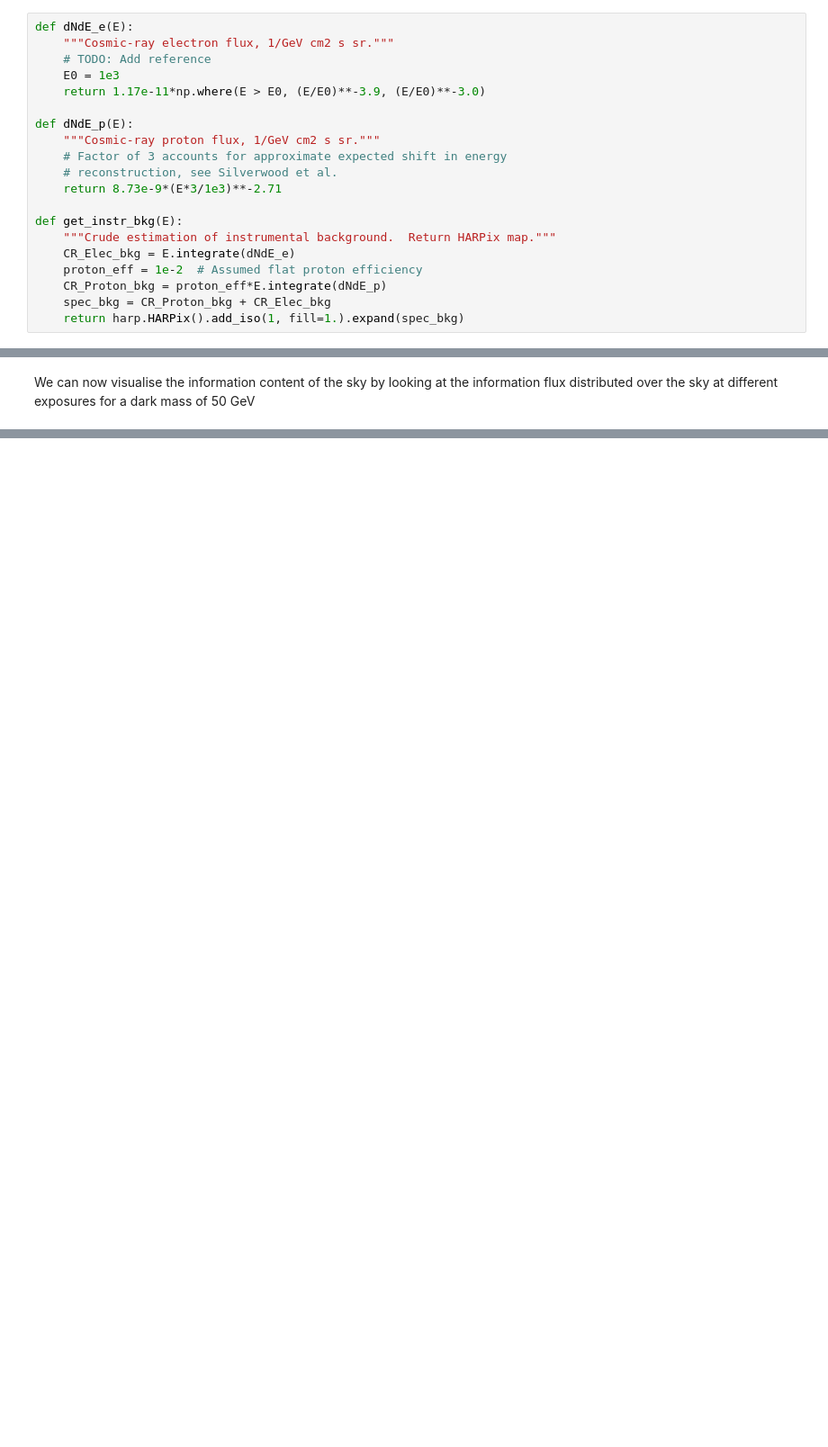
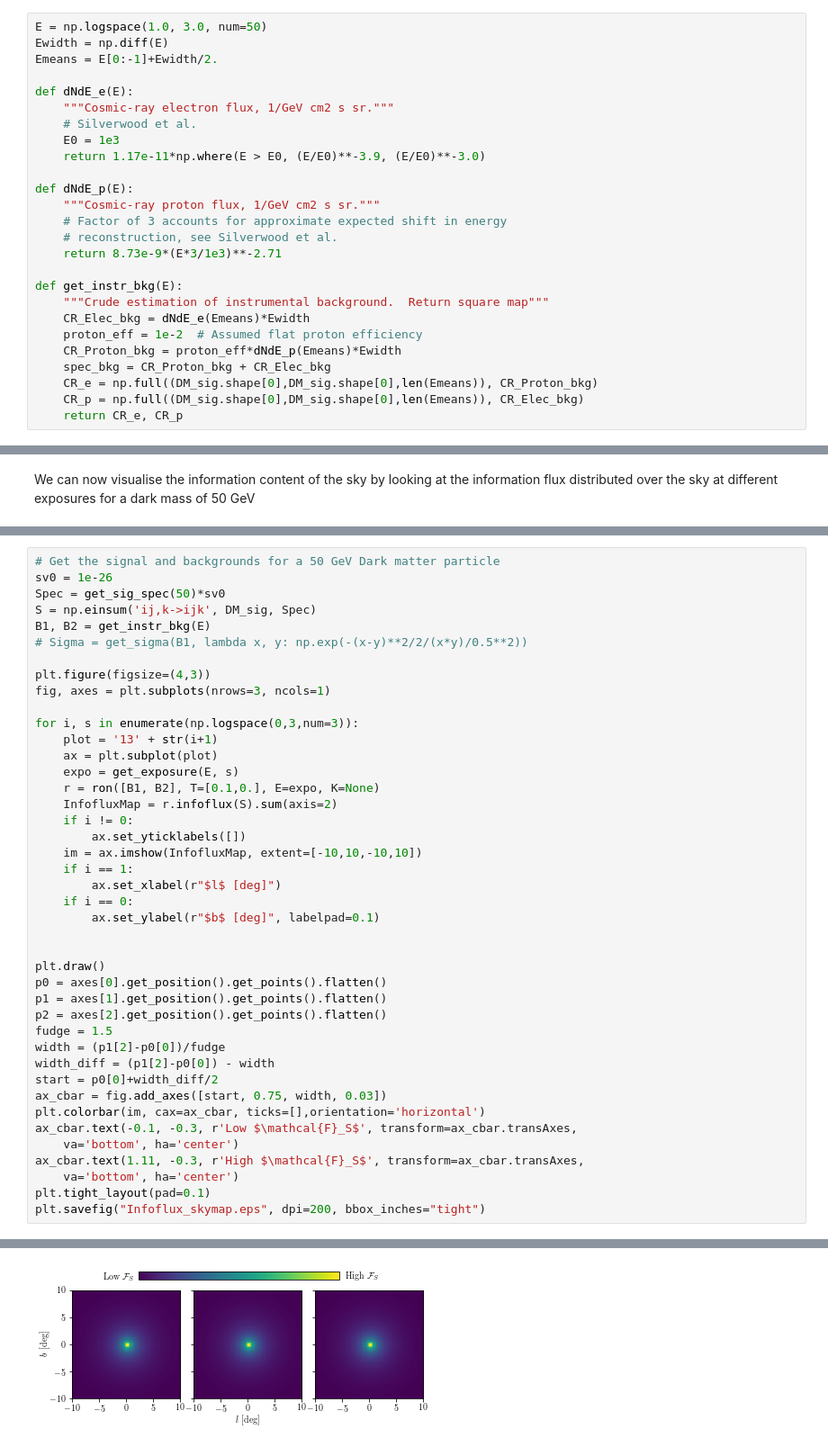
Before and after one commit to kreczko/swordfish, a Jupyter notebook: Examples/CTA.ipynb, the cells around one changed output, grey strips where cells are left out. Shown: that part at 90% size. Cells and saved outputs as stored; diff of their text form; blank space fills up the shorter version.

```diff
--- a/Examples/CTA.ipynb
+++ b/Examples/CTA.ipynb
@@ -62,9 +78,13 @@ def get_Jmap():
 # %% [markdown]
 We now want to describe the main backgrounds which come from cosmic ray electrons and protons. The spectra of the electon and proton backgrounds are described as a broken power law and power law respectively. We take the values from 1408.4131.
 # %%
+E = np.logspace(1.0, 3.0, num=50)
+Ewidth = np.diff(E)
+Emeans = E[0:-1]+Ewidth/2.
+
 def dNdE_e(E):
     """Cosmic-ray electron flux, 1/GeV cm2 s sr."""
-    # TODO: Add reference
+    # Silverwood et al.
     E0 = 1e3
     return 1.17e-11*np.where(E > E0, (E/E0)**-3.9, (E/E0)**-3.0)
 
@@ -75,12 +95,14 @@ def dNdE_p(E):
     return 8.73e-9*(E*3/1e3)**-2.71
 
 def get_instr_bkg(E):
-    """Crude estimation of instrumental background.  Return HARPix map."""
-    CR_Elec_bkg = E.integrate(dNdE_e)
+    """Crude estimation of instrumental background.  Return square map"""
+    CR_Elec_bkg = dNdE_e(Emeans)*Ewidth
     proton_eff = 1e-2  # Assumed flat proton efficiency
-    CR_Proton_bkg = proton_eff*E.integrate(dNdE_p)
+    CR_Proton_bkg = proton_eff*dNdE_p(Emeans)*Ewidth
     spec_bkg = CR_Proton_bkg + CR_Elec_bkg
-    return harp.HARPix().add_iso(1, fill=1.).expand(spec_bkg)
+    CR_e = np.full((DM_sig.shape[0],DM_sig.shape[0],len(Emeans)), CR_Proton_bkg)
+    CR_p = np.full((DM_sig.shape[0],DM_sig.shape[0],len(Emeans)), CR_Elec_bkg)
+    return CR_e, CR_p
 # %% [markdown]
 Finally we need to define the spectrum of the signal component for which we will use a basic analytic approximation as,
 
@@ -224,0 +211,43 @@ plt.show()
+# %%
+# Get the signal and backgrounds for a 50 GeV Dark matter particle
+sv0 = 1e-26
+Spec = get_sig_spec(50)*sv0
+S = np.einsum('ij,k->ijk', DM_sig, Spec)
+B1, B2 = get_instr_bkg(E)
+# Sigma = get_sigma(B1, lambda x, y: np.exp(-(x-y)**2/2/(x*y)/0.5**2))
+
+plt.figure(figsize=(4,3))
+fig, axes = plt.subplots(nrows=3, ncols=1)
+
+for i, s in enumerate(np.logspace(0,3,num=3)):
+    plot = '13' + str(i+1)
+    ax = plt.subplot(plot)
+    expo = get_exposure(E, s)
+    r = ron([B1, B2], T=[0.1,0.], E=expo, K=None)
+    InfofluxMap = r.infoflux(S).sum(axis=2)
+    if i != 0:
+        ax.set_yticklabels([])
+    im = ax.imshow(InfofluxMap, extent=[-10,10,-10,10])
+    if i == 1:
+        ax.set_xlabel(r"$l$ [deg]")
+    if i == 0:
+        ax.set_ylabel(r"$b$ [deg]", labelpad=0.1)
+
+
+plt.draw()
+p0 = axes[0].get_position().get_points().flatten()
+p1 = axes[1].get_position().get_points().flatten()
+p2 = axes[2].get_position().get_points().flatten()
+fudge = 1.5
+width = (p1[2]-p0[0])/fudge
+width_diff = (p1[2]-p0[0]) - width
+start = p0[0]+width_diff/2
+ax_cbar = fig.add_axes([start, 0.75, width, 0.03])
+plt.colorbar(im, cax=ax_cbar, ticks=[],orientation='horizontal')
+ax_cbar.text(-0.1, -0.3, r'Low $\mathcal{F}_S$', transform=ax_cbar.transAxes,
+    va='bottom', ha='center')
+ax_cbar.text(1.11, -0.3, r'High $\mathcal{F}_S$', transform=ax_cbar.transAxes,
+    va='bottom', ha='center')
+plt.tight_layout(pad=0.1)
+plt.savefig("Infoflux_skymap.eps", dpi=200, bbox_inches="tight")
+# %% [output]
@@ -224,0 +255 @@ plt.show()
+[figure, added]
```
Also changed, not shown: parts of 13 cells of this notebook, 1 other file.
